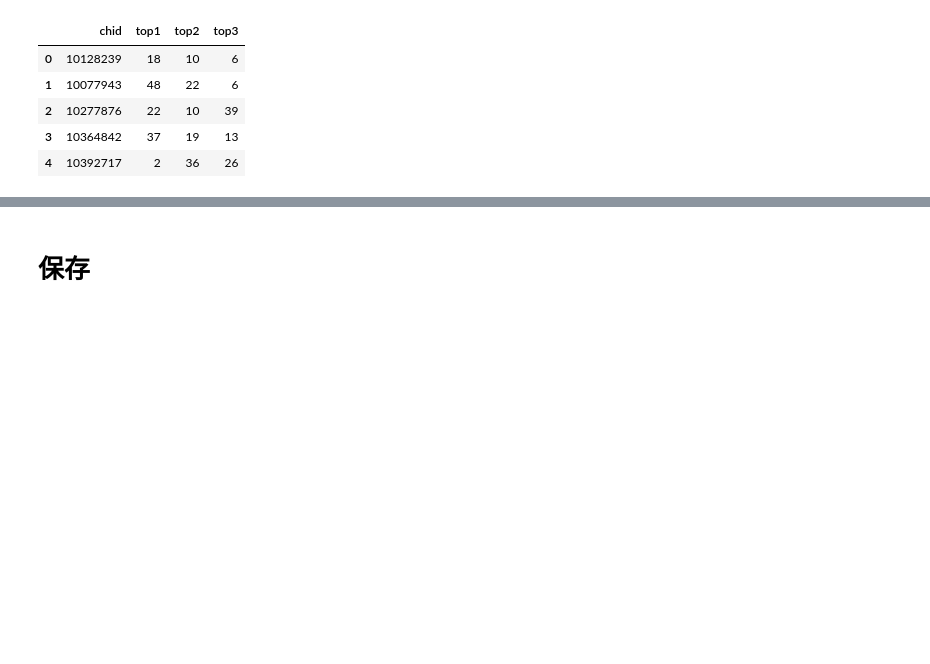
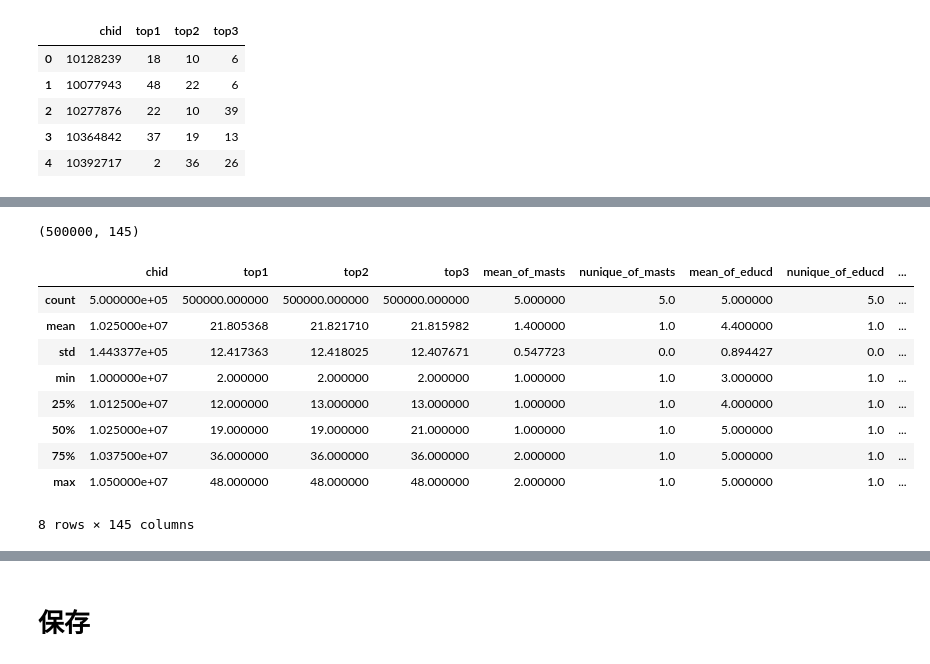
Before and after one commit to skywalker0803r/ESun2021WinterGame, a Jupyter notebook: notebook/整理資料.ipynb, the cells around one changed output, grey strips where cells are left out. Saved outputs shown, nothing was run; the diff lists cells and outputs as text; code cells hidden in the pictures; blank space fills up the shorter version.

```diff
--- a/notebook/整理資料.ipynb
+++ b/notebook/整理資料.ipynb
@@ -46,0 +81,15 @@ Please use `tqdm.notebook.tqdm` instead of `tqdm.tqdm_notebook`
+# %%
+print(sample_submit.shape)
+sample_submit.describe()
+# %% [output]
+(500000, 145)
+|  | chid | top1 | top2 | top3 | mean_of_masts | nunique_of_masts | mean_of_educd | nunique_of_educd | ... |
+| count | 5.000000e+05 | 500000.000000 | 500000.000000 | 500000.000000 | 5.000000 | 5.0 | 5.000000 | 5.0 | ... |
+| mean | 1.025000e+07 | 21.805368 | 21.821710 | 21.815982 | 1.400000 | 1.0 | 4.400000 | 1.0 | ... |
+| std | 1.443377e+05 | 12.417363 | 12.418025 | 12.407671 | 0.547723 | 0.0 | 0.894427 | 0.0 | ... |
+| min | 1.000000e+07 | 2.000000 | 2.000000 | 2.000000 | 1.000000 | 1.0 | 3.000000 | 1.0 | ... |
+| 25% | 1.012500e+07 | 12.000000 | 13.000000 | 13.000000 | 1.000000 | 1.0 | 4.000000 | 1.0 | ... |
+| 50% | 1.025000e+07 | 19.000000 | 19.000000 | 21.000000 | 1.000000 | 1.0 | 5.000000 | 1.0 | ... |
+| 75% | 1.037500e+07 | 36.000000 | 36.000000 | 36.000000 | 2.000000 | 1.0 | 5.000000 | 1.0 | ... |
+| max | 1.050000e+07 | 48.000000 | 48.000000 | 48.000000 | 2.000000 | 1.0 | 5.000000 | 1.0 | ... |
+8 rows × 145 columns
```
Also changed, not shown: parts of 6 cells of this notebook.
